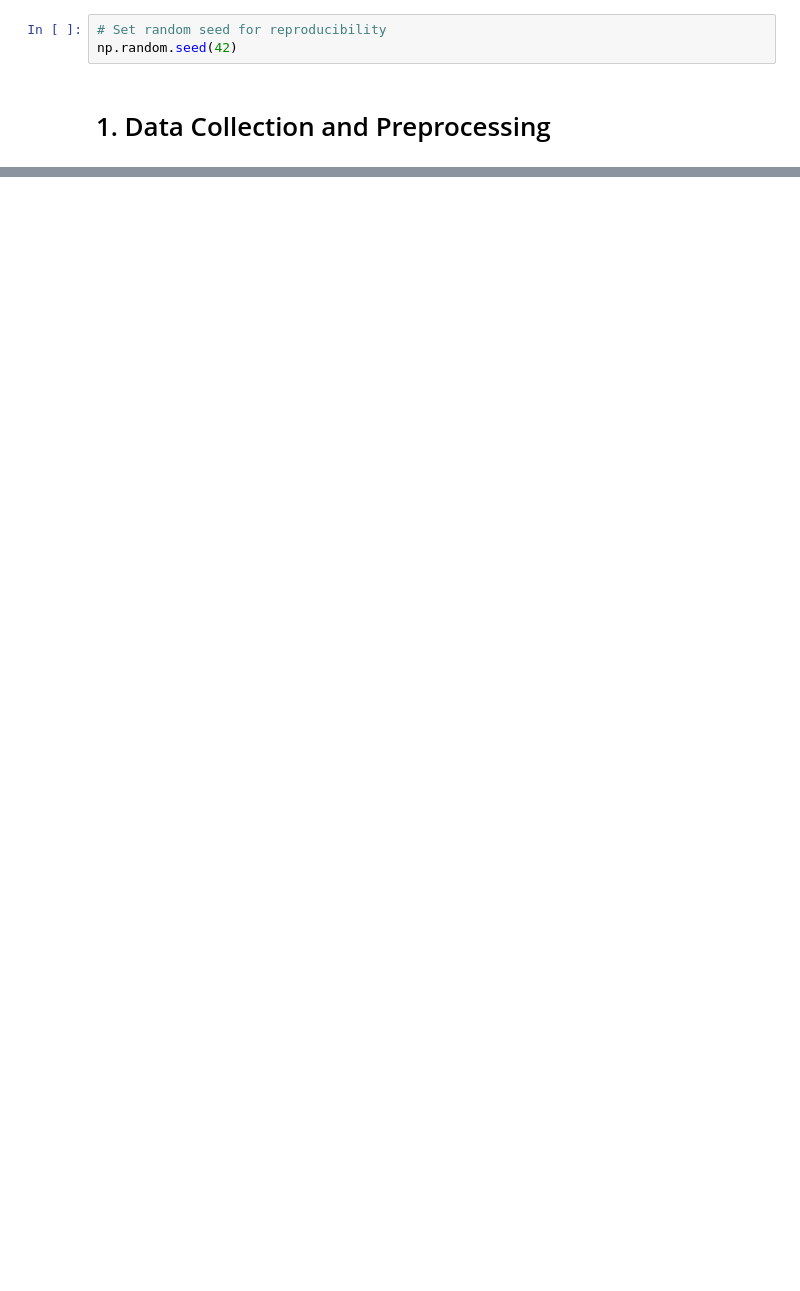
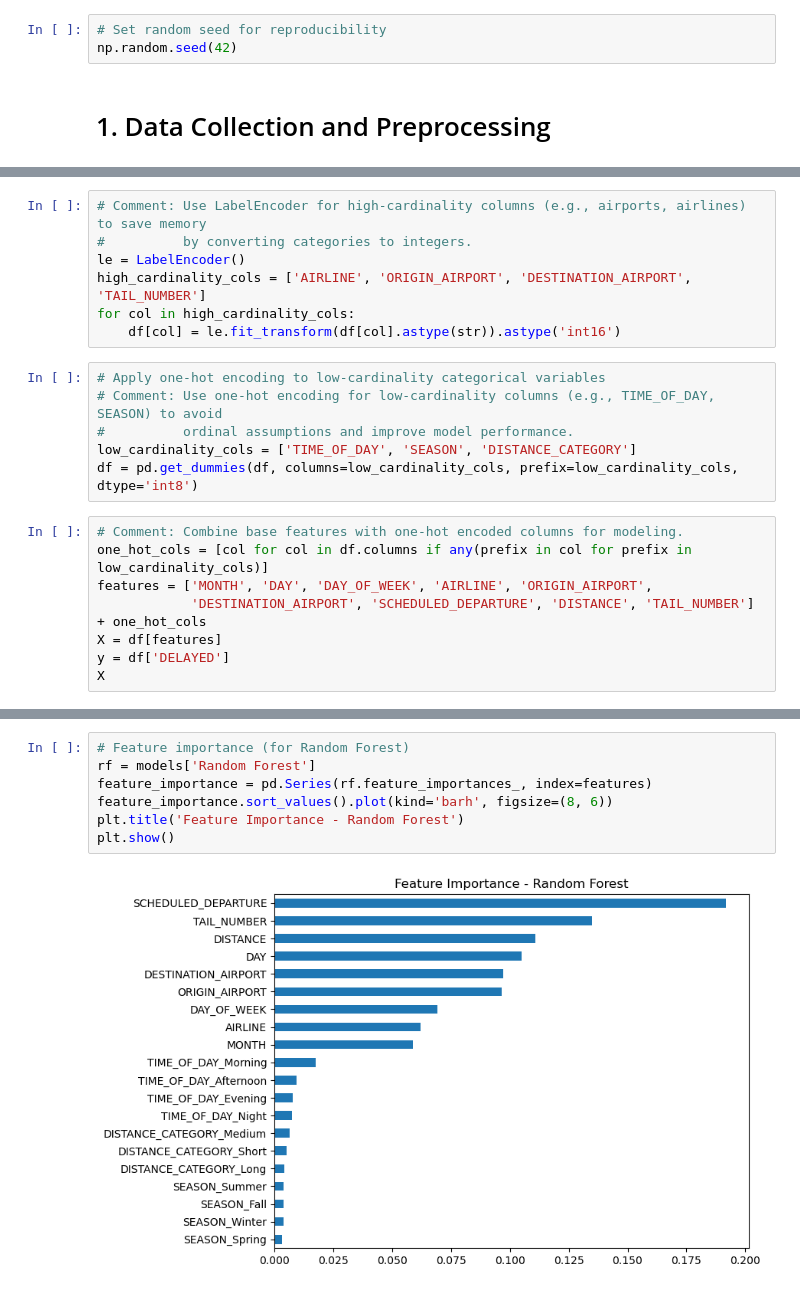
Before and after one commit to IbrahimBajwa313/Data-Science, a Jupyter notebook: FlightDelayPrediction.ipynb, the cells around one changed output, grey strips where cells are left out. Drawn from its saved outputs; the diff is of its cells as text; blank space fills up the shorter version.

```diff
--- a/FlightDelayPrediction.ipynb
+++ b/FlightDelayPrediction.ipynb
@@ -155,0 +154,21 @@ plt.show()
+# %%
+# Comment: Use LabelEncoder for high-cardinality columns (e.g., airports, airlines) to save memory
+#          by converting categories to integers.
+le = LabelEncoder()
+high_cardinality_cols = ['AIRLINE', 'ORIGIN_AIRPORT', 'DESTINATION_AIRPORT', 'TAIL_NUMBER']
+for col in high_cardinality_cols:
+    df[col] = le.fit_transform(df[col].astype(str)).astype('int16')
+# %%
+# Apply one-hot encoding to low-cardinality categorical variables
+# Comment: Use one-hot encoding for low-cardinality columns (e.g., TIME_OF_DAY, SEASON) to avoid
+#          ordinal assumptions and improve model performance.
+low_cardinality_cols = ['TIME_OF_DAY', 'SEASON', 'DISTANCE_CATEGORY']
+df = pd.get_dummies(df, columns=low_cardinality_cols, prefix=low_cardinality_cols, dtype='int8')
+# %%
+# Comment: Combine base features with one-hot encoded columns for modeling.
+one_hot_cols = [col for col in df.columns if any(prefix in col for prefix in low_cardinality_cols)]
+features = ['MONTH', 'DAY', 'DAY_OF_WEEK', 'AIRLINE', 'ORIGIN_AIRPORT',
+            'DESTINATION_AIRPORT', 'SCHEDULED_DEPARTURE', 'DISTANCE', 'TAIL_NUMBER'] + one_hot_cols
+X = df[features]
+y = df['DELAYED']
+X
@@ -155,0 +287,9 @@ plt.show()
+# %%
+# Feature importance (for Random Forest)
+rf = models['Random Forest']
+feature_importance = pd.Series(rf.feature_importances_, index=features)
+feature_importance.sort_values().plot(kind='barh', figsize=(8, 6))
+plt.title('Feature Importance - Random Forest')
+plt.show()
+# %% [output]
+[figure, added]
```
Also changed, not shown: parts of 46 cells of this notebook.
